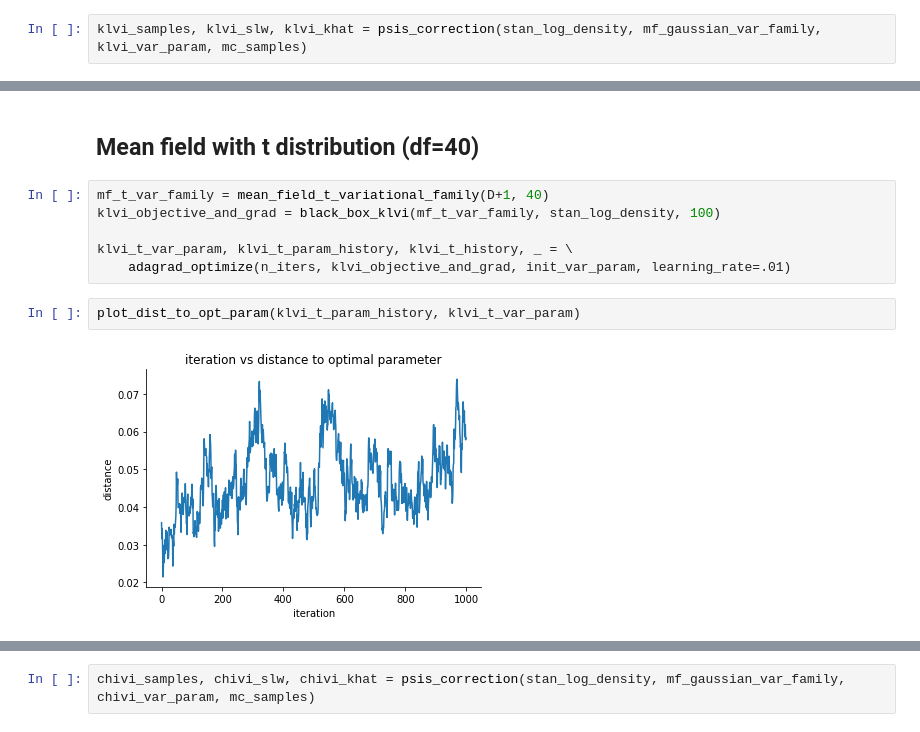
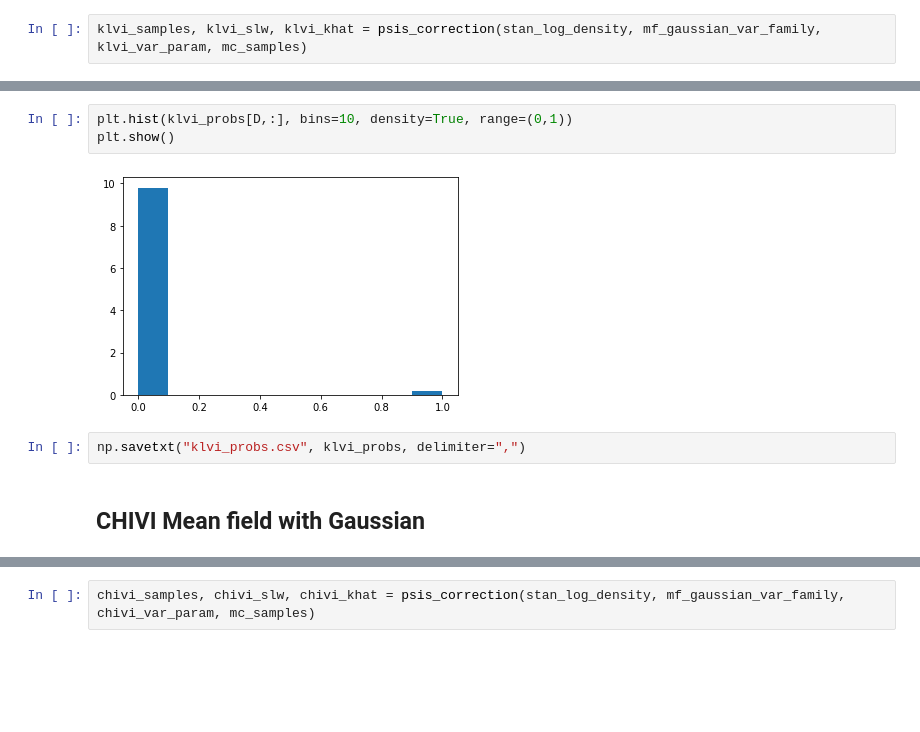
Before and after one commit to mkomod/variational-inference, a Jupyter notebook: py/blackbox_scripts/blr_blackbox_opt.ipynb, the cells around one changed output, grey strips where cells are left out. Saved outputs shown, nothing was run; the diff lists cells and outputs as text; blank space fills up the shorter version.

```diff
--- a/py/blackbox_scripts/blr_blackbox_opt.ipynb
+++ b/py/blackbox_scripts/blr_blackbox_opt.ipynb
@@ -230,12 +354,9 @@ array([-17.14970291, -19.29554535, -18.55722353, ..., -20.71726387,
+# %%
+plt.hist(klvi_probs[D,:], bins=10, density=True, range=(0,1))
+plt.show()
+# %% [output]
+[figure, added]
+# %%
+np.savetxt("klvi_probs.csv", klvi_probs, delimiter=",")
 # %% [markdown]
-## Mean field with t distribution (df=40)
+## CHIVI Mean field with Gaussian
-# %%
-mf_t_var_family = mean_field_t_variational_family(D+1, 40)
-klvi_objective_and_grad = black_box_klvi(mf_t_var_family, stan_log_density, 100)
-
-klvi_t_var_param, klvi_t_param_history, klvi_t_history, _ = \
-    adagrad_optimize(n_iters, klvi_objective_and_grad, init_var_param, learning_rate=.01)
-# %%
-plot_dist_to_opt_param(klvi_t_param_history, klvi_t_var_param)
-# %% [output]
-[figure, removed]
```
Also changed, not shown: parts of 63 cells of this notebook, 2 other files.
